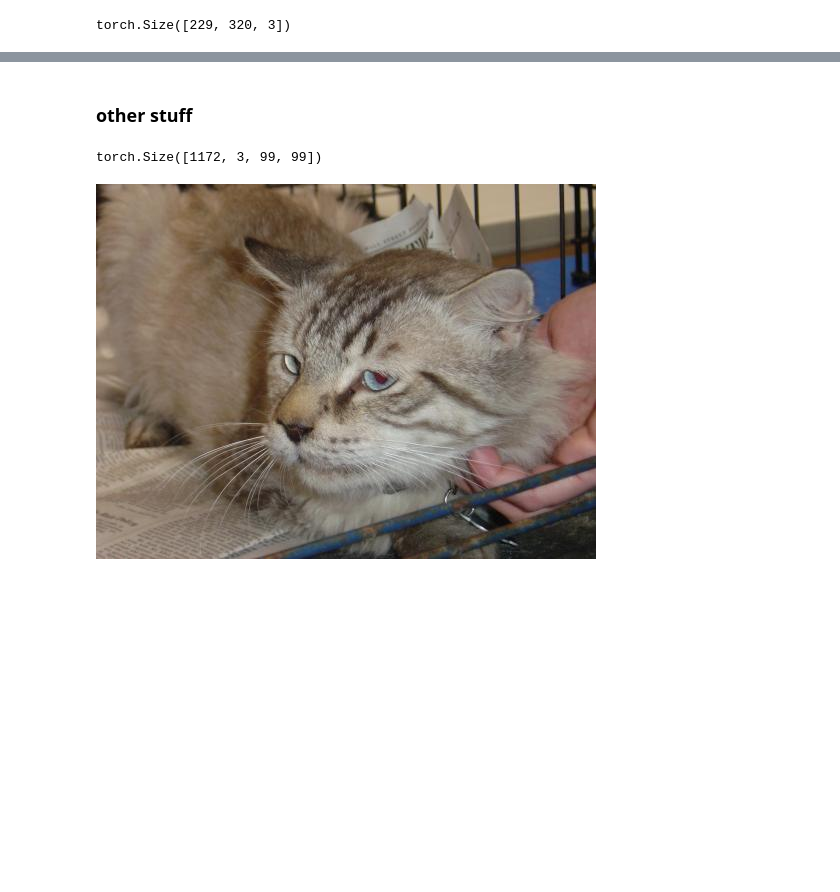
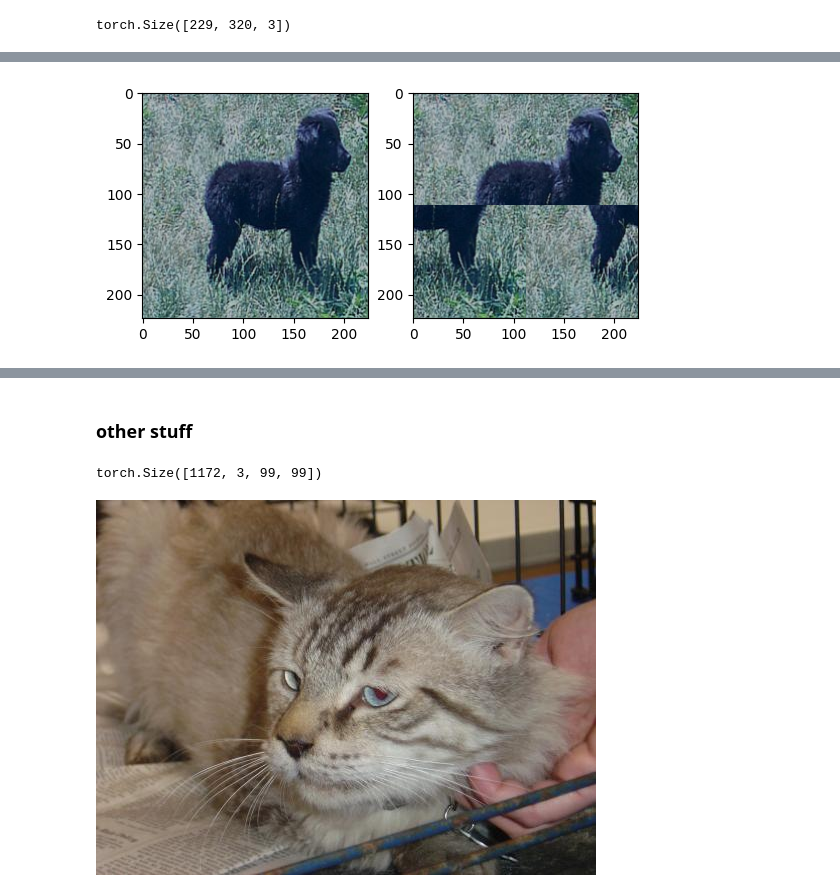
Before and after one commit to itayshap/MLDS-Final-Project, a Jupyter notebook: playground.ipynb, the cells around one changed output, grey strips where cells are left out. Drawn from its saved outputs; the diff is of its cells as text; code cells hidden in the pictures; blank space fills up the shorter version.

```diff
--- a/playground.ipynb
+++ b/playground.ipynb
@@ -110,0 +121,14 @@ pretrained_model.start_train(criterion, optimizer, dataloaders, num_epochs=10)
+# %%
+permuted_test_set = test.with_transform(Transform_Builder.build(224,with_premute=True))
+# %%
+test_set = test.with_transform(Transform_Builder.build(224))
+# %%
+img = test_set[0]["image"]
+# %%
+premuted_img = permuted_test_set[0]["image"]
+# %%
+fig, axes = plt.subplots(1,2)
+axes[0].imshow(torch.permute(denormalize(img,mean, std),(1,2,0)));
+axes[1].imshow(torch.permute(denormalize(premuted_img,mean, std),(1,2,0)));
+# %% [output]
+[figure, added]
```
Also changed, not shown: parts of 28 cells of this notebook.
